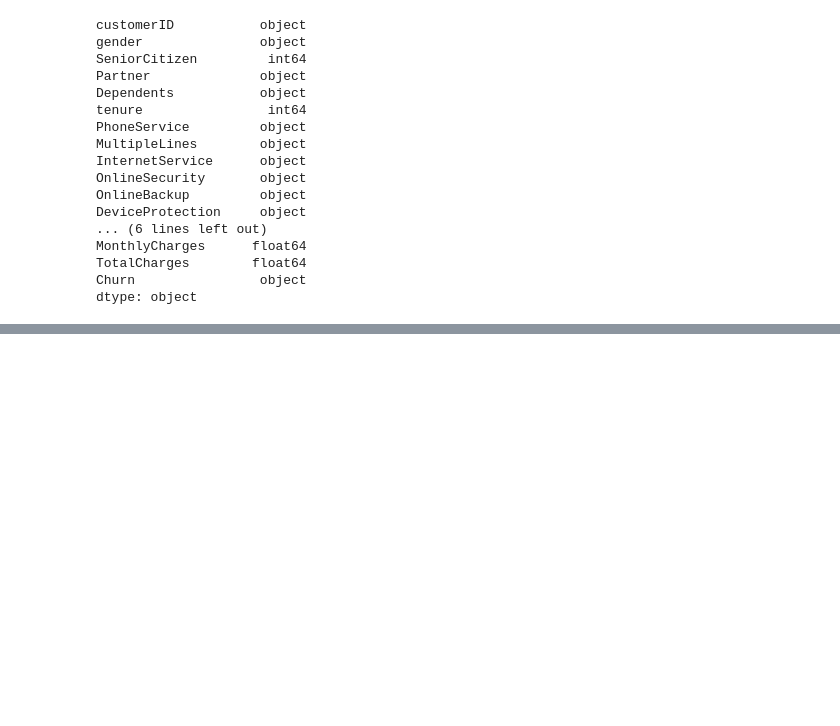
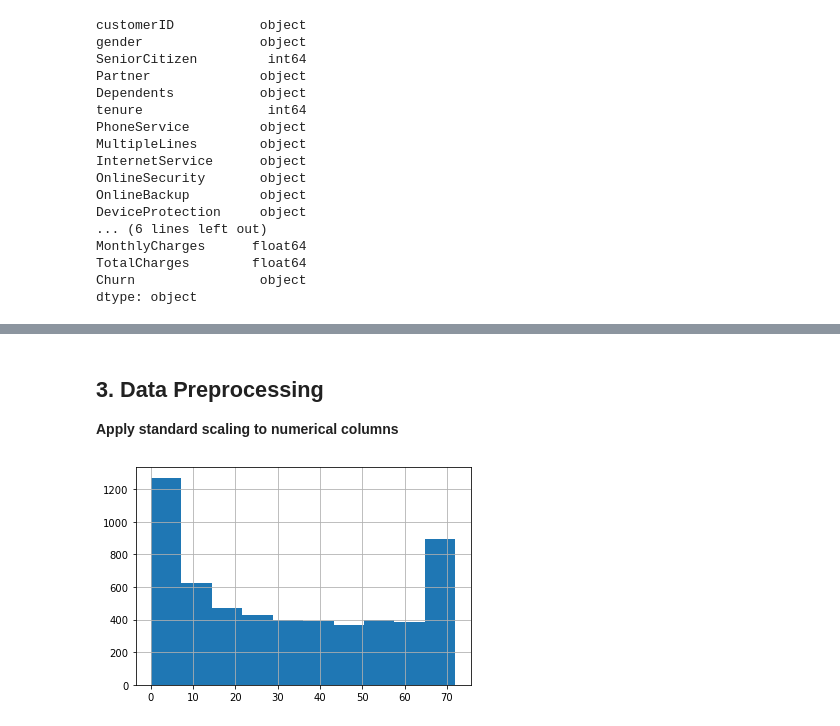
Before and after one commit to ironhack-datalabs/data-ber-08-20, a Jupyter notebook: Notes/module-3/week-7/2_machine_learning-churn_prediction.ipynb, the cells around one changed output, grey strips where cells are left out. Saved outputs shown, nothing was run; the diff lists cells and outputs as text; code cells hidden in the pictures; blank space fills up the shorter version.

```diff
--- a/Notes/module-3/week-7/2_machine_learning-churn_prediction.ipynb
+++ b/Notes/module-3/week-7/2_machine_learning-churn_prediction.ipynb
@@ -241,0 +377,6 @@ dtype: object
+# %%
+id_col = ["customerID"]
+target_col = ["Churn"]
+cat_cols = [col for col in df.nunique()[df.nunique() < 5].keys() if col not in target_col]
+num_col = [col for col in df.columns if col not in id_col + target_col + cat_cols]
+bool_col = [col for col in df.nunique()[df.nunique() == 2].keys() if col not in target_col]
@@ -241,0 +389,2 @@ dtype: object
+# %%
+train_test_split(df, test_size=.2, random_state=7)
@@ -241,0 +413,2 @@ dtype: object
+# %%
+train, test = train_test_split(df, test_size=.2, random_state=7)
@@ -241,0 +447,7 @@ dtype: object
+# %%
+# split into x and y values
+train_X = train[cat_cols + num_col].reset_index(drop=True)
+train_y = train[target_col].reset_index(drop=True)
+
+test_X = test[cat_cols + num_col].reset_index(drop=True)
+test_y = test[target_col].reset_index(drop=True)
@@ -241,0 +456,3 @@ dtype: object
+# %% [markdown]
+## 3. Data Preprocessing
+**Apply standard scaling to numerical columns**
@@ -241,0 +461,4 @@ dtype: object
+# %%
+train_X["tenure"].hist();
+# %% [output]
+[figure, added]
```
Also changed, not shown: parts of 45 cells of this notebook, 1 other file.
